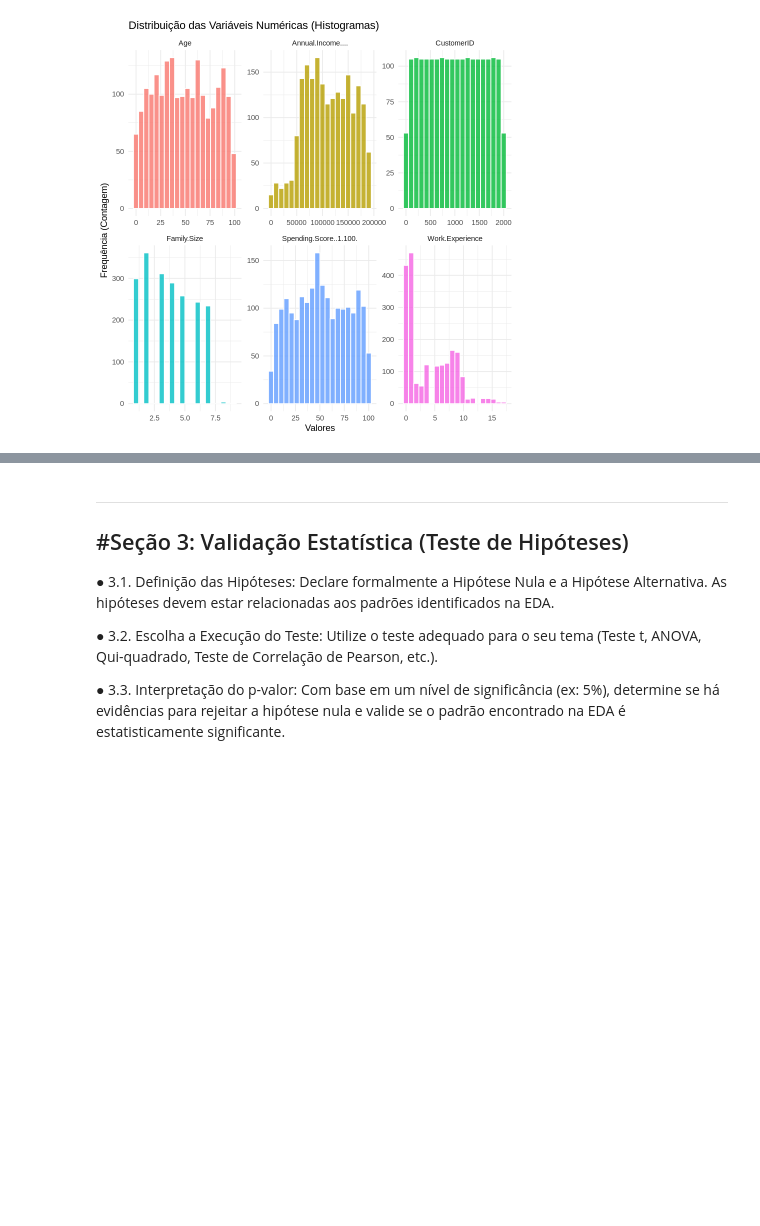
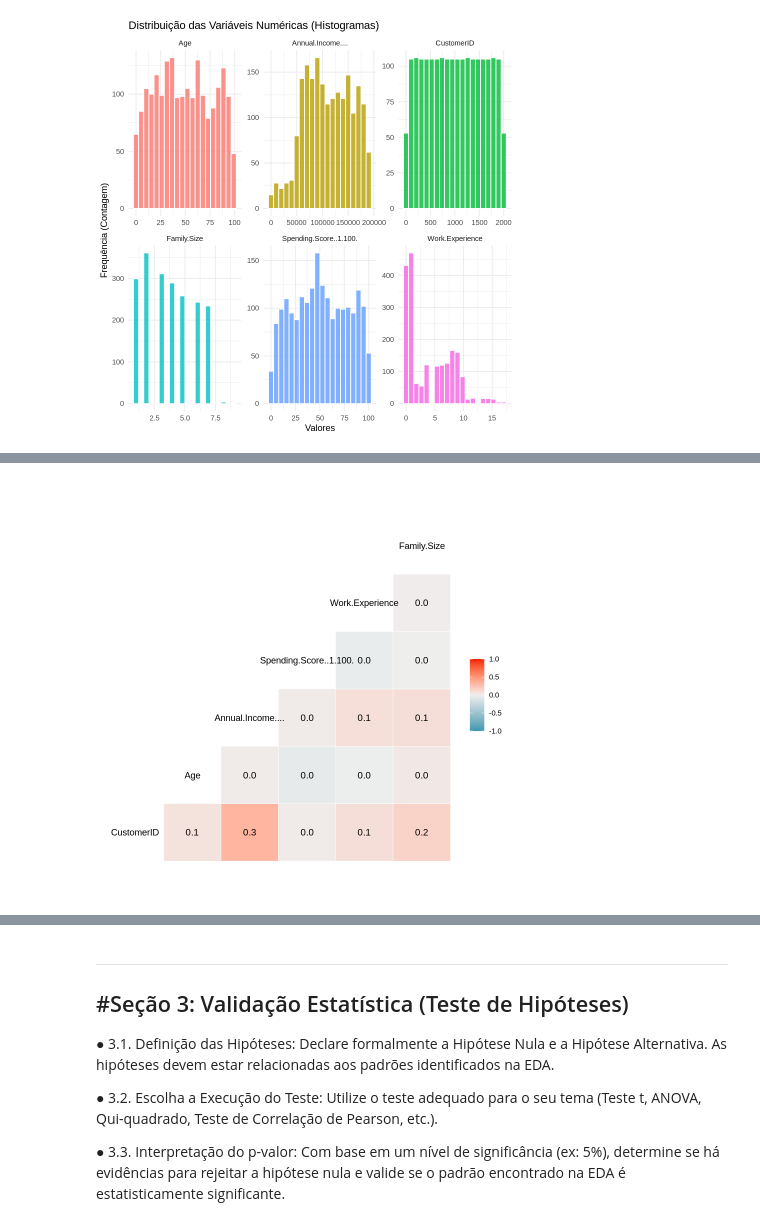
Before and after one commit to ThAlvesM/Kmean_2026-1, a Jupyter notebook: Kmean_2026-1.ipynb, the cells around one changed output, grey strips where cells are left out. Cells and saved outputs as stored; diff of their text form; code cells hidden in the pictures; blank space fills up the shorter version.

```diff
--- a/Kmean_2026-1.ipynb
+++ b/Kmean_2026-1.ipynb
@@ -191,0 +162,5 @@ A data.frame: 6 × 8
+# %%
+dataset_numerico <- dataset[, sapply(dataset, is.numeric)]
+ggcorr(dataset_numerico, label=T)
+# %% [output]
+[figure, added]
```
Also changed, not shown: parts of 10 cells of this notebook.
